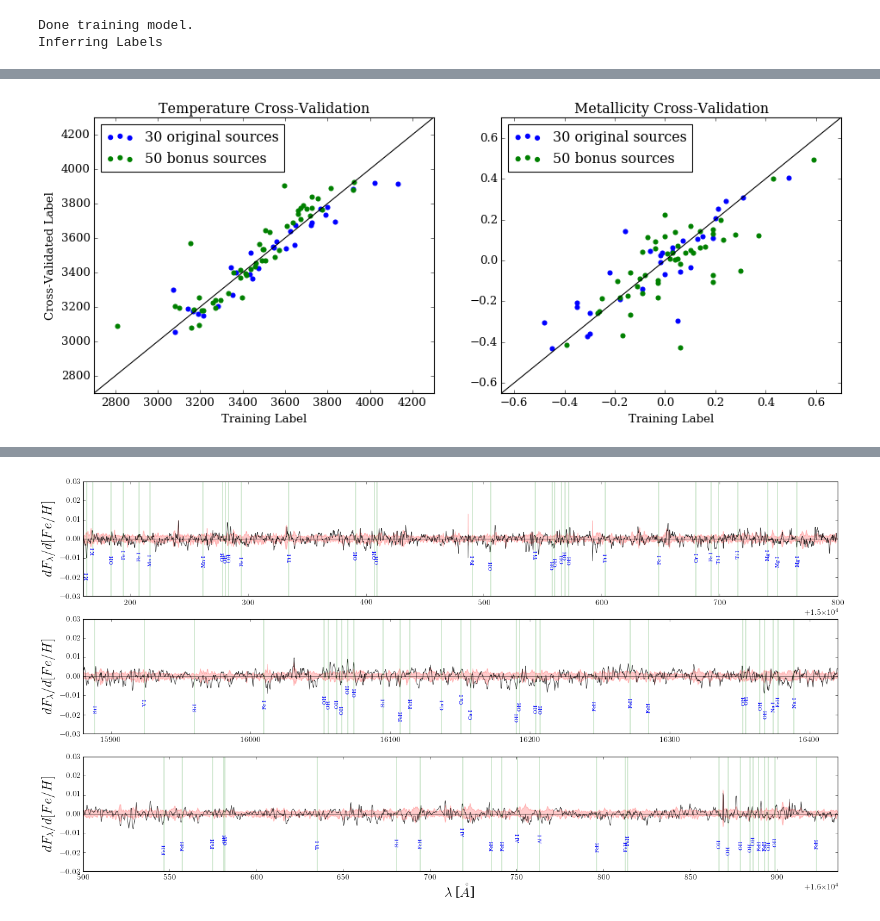
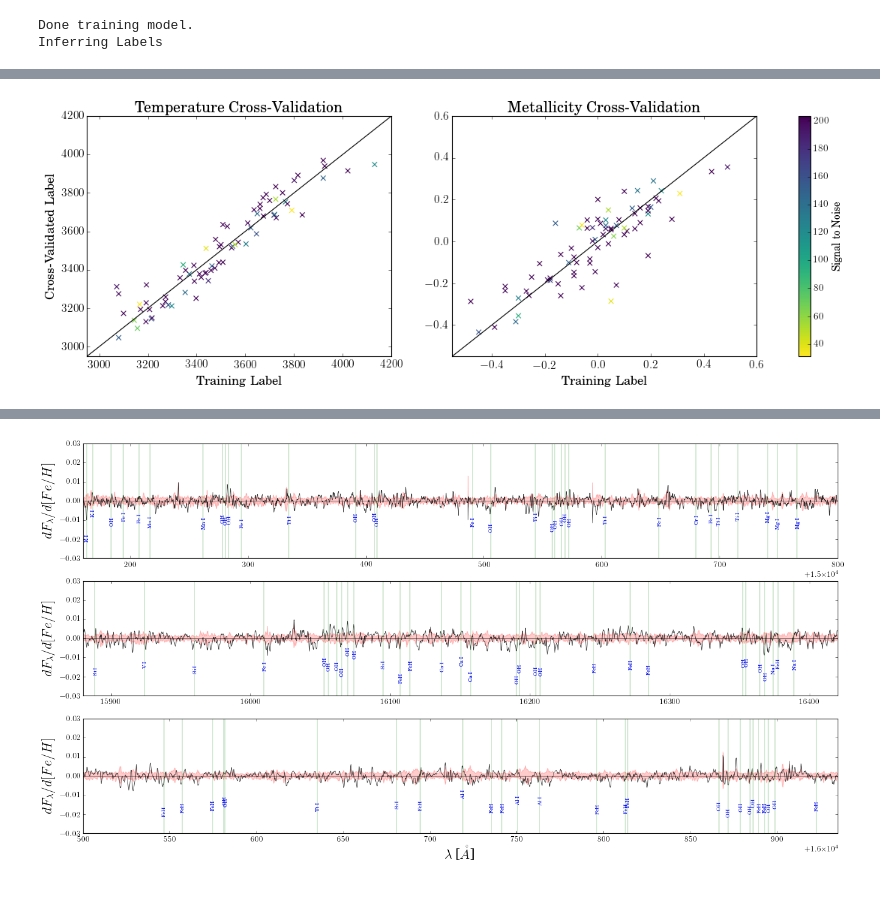
Before and after one commit to jbirky/Mdwarf_project, a Jupyter notebook: cannon_runs/bonus_run_cannon.ipynb, the cells around one changed output, grey strips where cells are left out. Cells and saved outputs as stored; diff of their text form; code cells hidden in the pictures; blank space fills up the shorter version.

Commit message:
cut sample plots

```diff
--- a/cannon_runs/bonus_run_cannon.ipynb
+++ b/cannon_runs/bonus_run_cannon.ipynb
@@ -67,5 +41,6 @@ ds_full.tr_label.shape, ds_full.tr_ID.shape, ds_full.tr_flux.shape, ds_full.tr_i
 # %%
-md, ds, synth = ap.fitCannonModel(ds_full)
+md, ds, synth = ap.fitCannonModel(ds)
+np.save('bonus_cross_validation_run2/model_coeff_fullset', md.coeffs)
 # %% [output]
 Done training model.
 Inferring Labels
@@ -94,3 +56,11 @@ Labeled [80/80] sources.
+# %%
+# np.save('bonus_cross_validation_run2/trn_labels', trn_labels)
+# np.save('bonus_cross_validation_run2/tst_labels', tst_labels)
+# np.save('bonus_cross_validation_run2/crv_labels', crv_labels)
+
+trn_labels = np.load('bonus_cross_validation_run2/trn_labels.npy')
+tst_labels = np.load('bonus_cross_validation_run2/tst_labels.npy')
+crv_labels = np.load('bonus_cross_validation_run2/crv_labels.npy')
 # %%
 trn_teff = np.array(trn_labels).T[0]
 trn_fe_h = np.array(trn_labels).T[1]
@@ -145,26 +123,27 @@ plt.show()
 # %%
 x = np.arange(-1,4300)
 
-fig, (ax1, ax2) = plt.subplots(1,2, figsize=[14,5])
-ax1.scatter(trn_teff[0:30], crv_teff[0:30], color='b', label='30 original sources')
-ax1.scatter(trn_teff[30:80], crv_teff[30:80], color='g', label='50 bonus sources')
+fig, (ax1, ax2) = plt.subplots(1,2, figsize=[18,5])
+ax1.scatter(trn_teff, crv_teff, c=ds.test_SNR, marker='x', s=35, cmap='viridis_r')
 ax1.plot(x,x, color='k')
-ax1.set_xlim(2700,4300)
-ax1.set_ylim(2700,4300)
-ax1.set_xlabel('Training Label')
-ax1.set_ylabel('Cross-Validated Label')
-ax1.set_ylabel('Cross-Validated Label')
-ax1.set_title('Temperature Cross-Validation')
-ax1.legend(loc='upper left')
+ax1.set_xlim(2950,4200)
+ax1.set_ylim(2950,4200)
+ax1.set_xlabel('Training Label', fontsize=15)
+ax1.set_ylabel('Cross-Validated Label', fontsize=15)
+ax1.tick_params(axis='x', labelsize=14)
+ax1.tick_params(axis='y', labelsize=14)
+ax1.set_title('Temperature Cross-Validation', fontsize=18)
 
-ax2.scatter(trn_fe_h[0:30], crv_fe_h[0:30], color='b', label='30 original sources')
-ax2.scatter(trn_fe_h[30:80], crv_fe_h[30:80], color='g', label='50 bonus sources')
+ax2.scatter(trn_fe_h, crv_fe_h, c=ds.test_SNR, marker='x', s=35, cmap='viridis_r')
 ax2.plot(x,x, color='k')
-ax2.set_xlim(-.65,.7)
-ax2.set_ylim(-.65,.7)
-ax2.set_xlabel('Training Label')
-ax2.set_title('Metallicity Cross-Validation')
-ax2.legend(loc='upper left')
+ax2.set_xlim(-.55,.6)
+ax2.set_ylim(-.55,.6)
+ax2.set_xlabel('Training Label', fontsize=15)
+ax2.set_title('Metallicity Cross-Validation', fontsize=18)
+ax2.tick_params(axis='x', labelsize=14)
+ax2.tick_params(axis='y', labelsize=14)
+cb = plt.colorbar(pl, ax=(ax1,ax2), orientation='vertical')
+cb.set_label('Signal to Noise', fontsize=12)
 plt.show()
 # %% [output]
-[figure, old version]
+[figure, new version]
```
Also changed, not shown: parts of 14 cells of this notebook.
